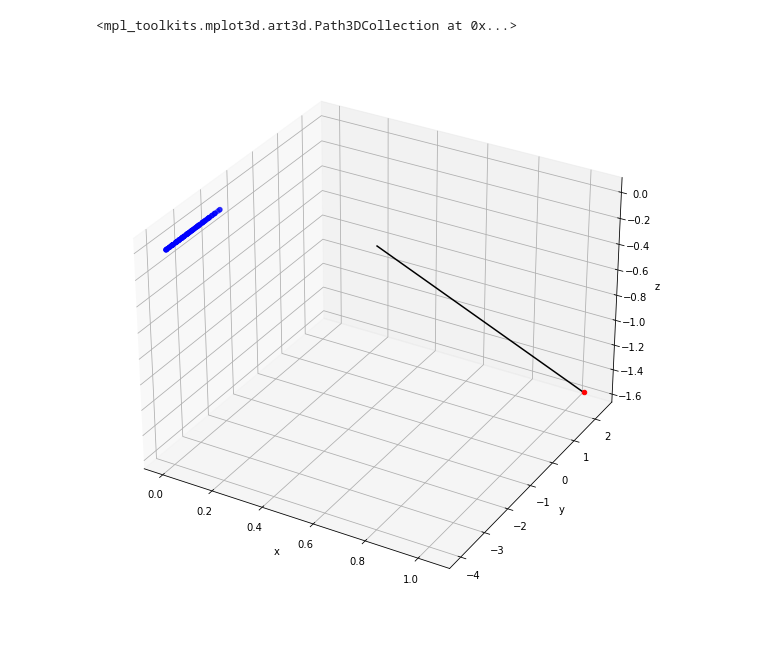
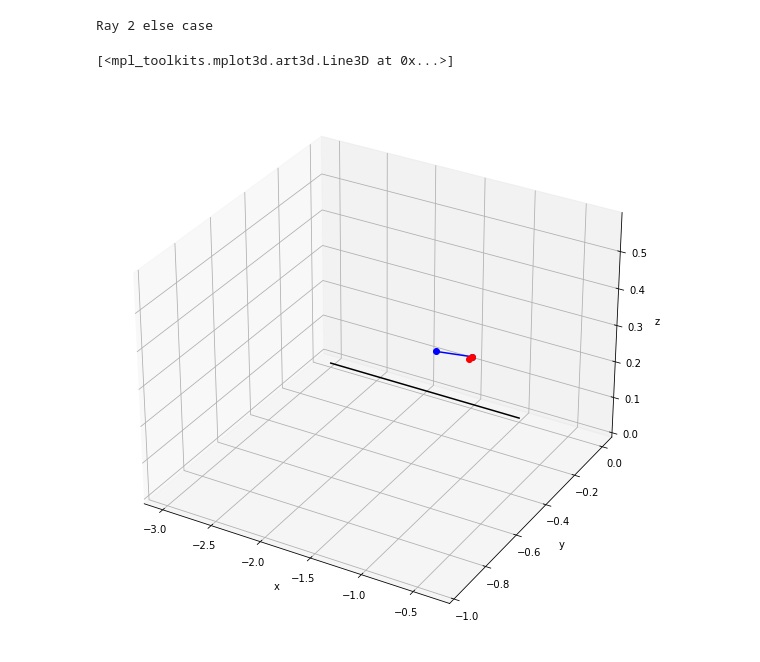
Before and after one commit to cepheid42/cuCBET, a Jupyter notebook: scratch.ipynb, the cells around one changed output. Drawn from its saved outputs; the diff is of its cells as text; code cells hidden in the pictures.

```diff
--- a/scratch.ipynb
+++ b/scratch.ipynb
@@ -73,73 +73,88 @@ R = 1
 m = 5
 dR = R / m
 
-for b0 in b_norms:
+for i, b0 in enumerate(b_norms):
     xb, yb, zb = bigR * b0
 
     if b0[0] == 0 and b0[1] == 0:
         e1 = np.asarray([1, 0, 0])
 
     elif b0[0] == 0 and b0[2] == 0:
-        e1 = np.asarray([0, 1, 0])
+        e1 = np.asarray([0, 0, 1])
 
     elif b0[1] == 0 and b0[2] == 0:
         e1 = np.asarray([0, 0, 1])
 
-    elif b0[0] == 0:
-        e1 = np.asarray([xb, dR + yb, zb - (b0[1] / b0[2]) * (dR + yb)])
+#     if b0[0] == 0:
+#         if i == 2:
+#             print('Ray 2 first case')
+#         e1 = np.asarray([xb, dR + yb, zb - (b0[1] / b0[2]) * (dR + yb)])
 
-    elif b0[1] == 0:
-        e1 = np.asarray([dR + xb, yb, zb - (b0[0] / b0[2]) * (dR + xb)])
+#     elif b0[1] == 0:
+#         if i == 2:
+#             print('Ray 2 second case')
+#         e1 = np.asarray([dR + xb, yb, zb - (b0[0] / b0[2]) * (dR + xb)])
 
-    elif b0[2] == 0:
-        e1 = np.asarray([dR + xb, yb - (b0[0] / b0[1]) * (dR + xb), zb])
+#     elif b0[2] == 0:
+#         if i == 2:
+#             print('Ray 2 third case')
+#         e1 = np.asarray([dR + xb, yb - (b0[0] / b0[1]) * (dR + xb), zb])
 
     else:
+        if i == 2:
+            print('Ray 2 else case')
         e1 = np.asarray([dR + xb, yb, zb - (b0[0] / b0[2]) * (dR + xb)])
 
     e1 = e1 / np.linalg.norm(e1)
-    e2 = np.cross(b0, e1)
+    e2 = np.cross(e1, b0)
+#     e2 = np.asarray([0, 0, 0])
 
-    ray = []
-    for i in range(1, m + 1):
-        r = i * dR
-        n = np.rint(np.pi / np.arcsin(1 / (2 * i))).astype(int)
+    rays.append([b0, (dR * e1 + b0), (dR * e2 + b0)])
+#     ray = []
+#     for i in range(1, m + 1):
+#         r = i * dR
+#         n = np.rint(np.pi / np.arcsin(1 / (2 * i))).astype(int)
 
-        for j in range(n + 1):
-            theta = j * (2 * np.pi) / (n)
-            xr = xb + r * np.cos(theta) * e1[0] + r * np.sin(theta) * e2[0]
-            yr = yb + r * np.cos(theta) * e1[1] + r * np.sin(theta) * e2[1]
-            zr = zb + r * np.cos(theta) * e1[2] + r * np.sin(theta) * e2[2]
+#         for j in range(n + 1):
+#             theta = j * (2 * np.pi) / (n)
+#             xr = xb + r * np.cos(theta) * e1[0] + r * np.sin(theta) * e2[0]
+#             yr = yb + r * np.cos(theta) * e1[1] + r * np.sin(theta) * e2[1]
+#             zr = zb + r * np.cos(theta) * e1[2] + r * np.sin(theta) * e2[2]
 
-            ray.append([xr, yr, zr])
-        rays.append(ray)
+#             ray.append([xr, yr, zr])
+#         rays.append(ray)
 
 rays = np.asarray(rays)
+# %% [output]
+Ray 2 else case
 # %%
-bnum = 5
+bnum = 0
 beam = bigR * b_norms[bnum, :]
 b_rays = rays[bnum, :, :]
 
 line = np.linspace(R, 2 * R + m * dR, 100)
 beam_line = np.asarray([b_norms[bnum, :] for i in range(100)]) * line[:, None]
 
 # fig = plt.figure(figsize=(12, 10))
 # ax = fig.add_subplot(111)
 # ax.set_aspect('equal')
-# ax.scatter(beam[0], beam[1])
-# ax.scatter(b_rays[:, 0], b_rays[:, 1])
+# # ax.plot(beam_line[:, 0], beam_line[:, 2], color='k')
+# ax.plot(b_rays[:2, 0], b_rays[:2, 2], 'bo-', label='b0-e1')
+# ax.plot(b_rays[::2, 0], b_rays[::2, 2], 'ro-', label='b0-e2')
+# ax.legend()
 
 fig = plt.figure(figsize=(12, 10))
 ax = fig.add_subplot(111, projection='3d')
 ax.set_xlabel('x')
 ax.set_ylabel('y')
 ax.set_zlabel('z')
 ax.plot(beam_line[:, 0], beam_line[:, 1], beam_line[:, 2], color='k')
-ax.scatter(beam[0], beam[1], beam[2] , color='r')
-ax.scatter(b_rays[:, 0], b_rays[:, 1], b_rays[:, 2], color='b')
+# ax.scatter(beam[0], beam[1], beam[2] , color='r')
+ax.plot(b_rays[:2, 0], b_rays[:2, 1], b_rays[:2, 2], 'bo-')
+ax.plot(b_rays[::2, 0], b_rays[::2, 1], b_rays[::2, 2], 'ro-')
 # %% [output]
-<mpl_toolkits.mplot3d.art3d.Path3DCollection at 0x...>
+[<mpl_toolkits.mplot3d.art3d.Line3D at 0x...>]
-[figure, old version]
+[figure, new version]
 # %%
 fig = plt.figure(figsize=(12, 10))
 ax = fig.add_subplot(111, projection='3d')
```
Also changed, not shown: parts of 1 cell of this notebook.
